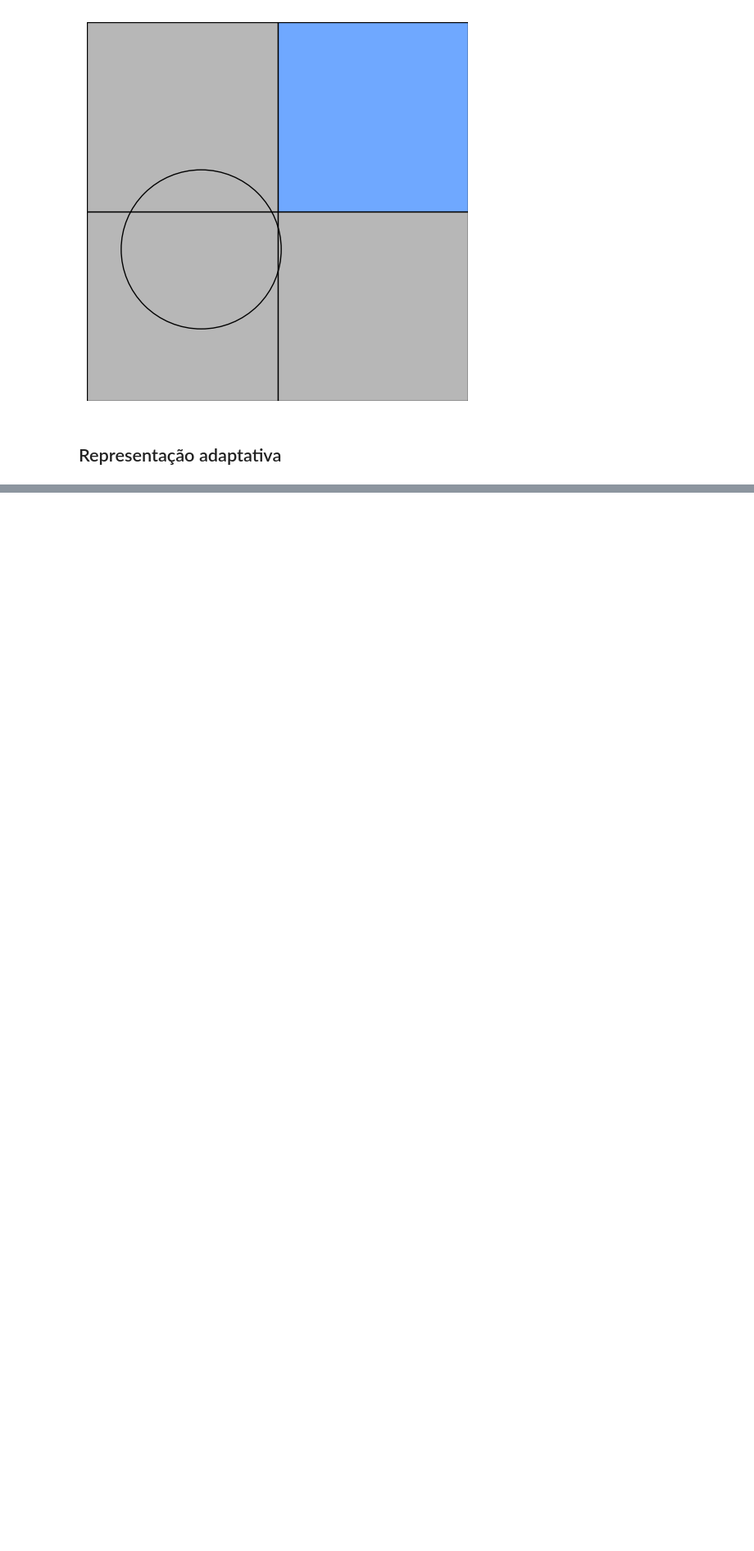
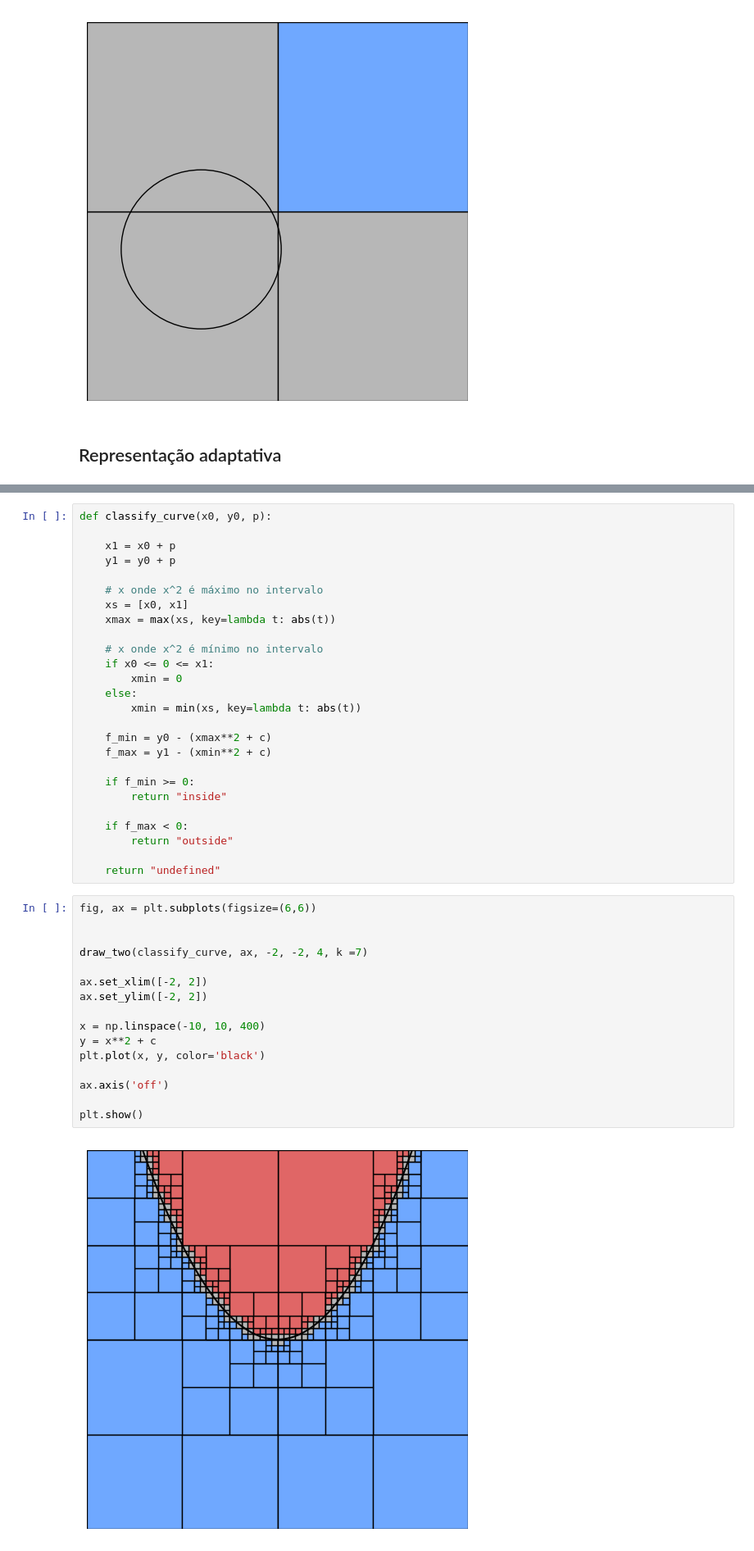
Before and after one commit to gabrielgszv/TemasComputacaoVisual, a Jupyter notebook: cg_impa_tarefa_1.ipynb, the cells around one changed output, grey strips where cells are left out. Shown at 82% size. Drawn from its saved outputs; the diff is of its cells as text; blank space fills up the shorter version.

```diff
--- a/cg_impa_tarefa_1.ipynb
+++ b/cg_impa_tarefa_1.ipynb
@@ -108,0 +254,44 @@ plt.show()
+# %%
+def classify_curve(x0, y0, p):
+
+    x1 = x0 + p
+    y1 = y0 + p
+
+    # x onde x^2 é máximo no intervalo
+    xs = [x0, x1]
+    xmax = max(xs, key=lambda t: abs(t))
+
+    # x onde x^2 é mínimo no intervalo
+    if x0 <= 0 <= x1:
+        xmin = 0
+    else:
+        xmin = min(xs, key=lambda t: abs(t))
+
+    f_min = y0 - (xmax**2 + c)
+    f_max = y1 - (xmin**2 + c)
+
+    if f_min >= 0:
+        return "inside"
+
+    if f_max < 0:
+        return "outside"
+
+    return "undefined"
+# %%
+fig, ax = plt.subplots(figsize=(6,6))
+
+
+draw_two(classify_curve, ax, -2, -2, 4, k =7)
+
+ax.set_xlim([-2, 2])
+ax.set_ylim([-2, 2])
+
+x = np.linspace(-10, 10, 400)
+y = x**2 + c
+plt.plot(x, y, color='black')
+
+ax.axis('off')
+
+plt.show()
+# %% [output]
+[figure, added]
```
Also changed, not shown: parts of 26 cells of this notebook.
